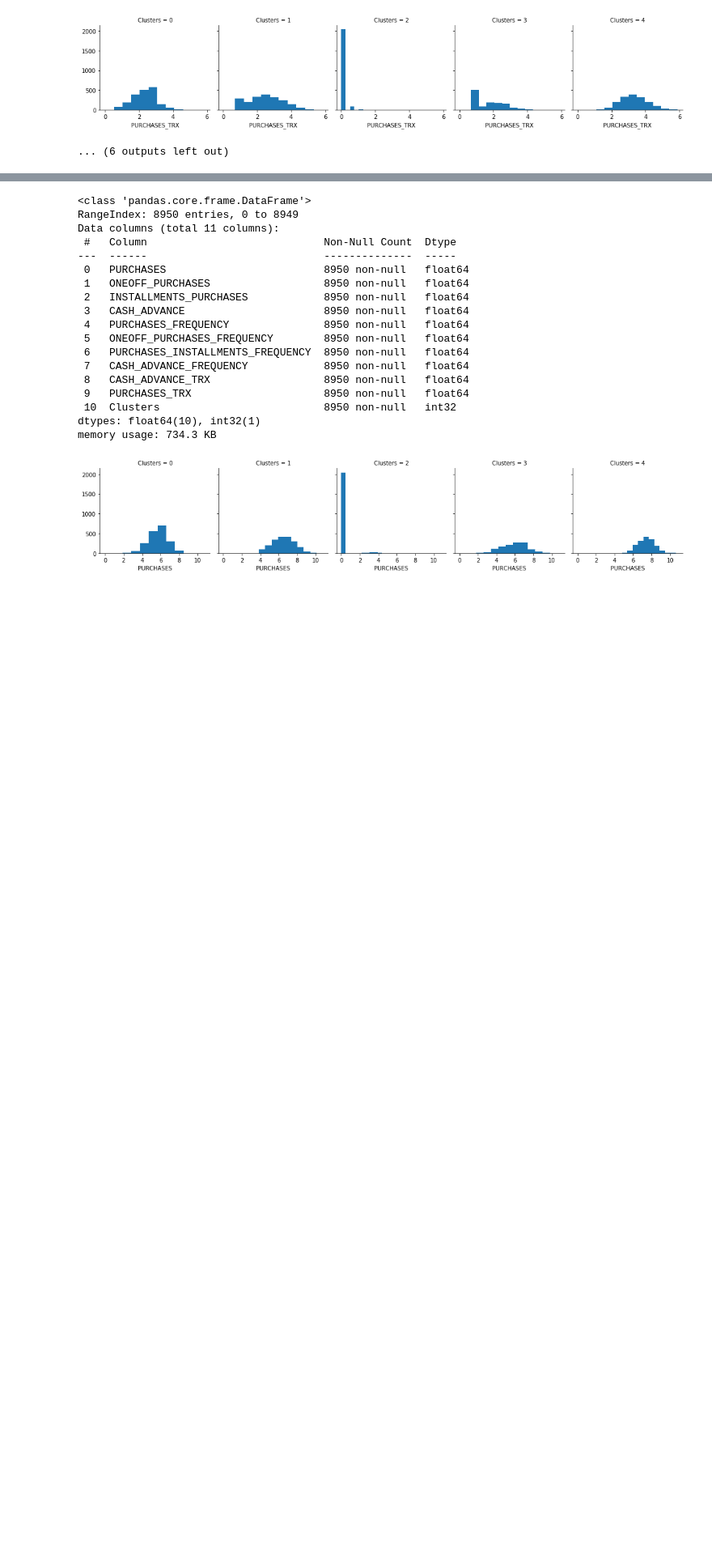
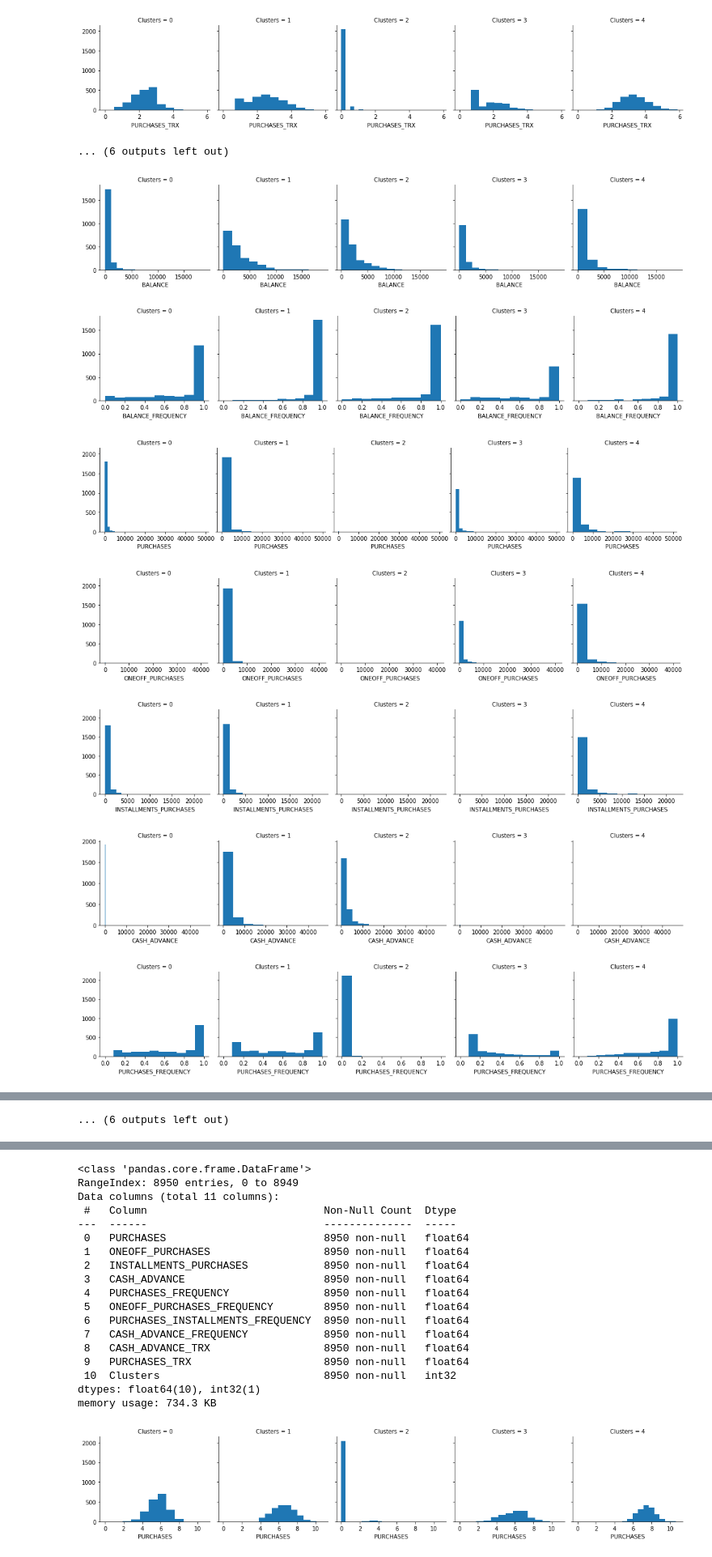
Before and after one commit to matthew8541/CreditCard-Customer-Segmentation, a Jupyter notebook: CreditCard-Customer-Segmentation.ipynb, the cells around one changed output, grey strips where cells are left out. Shown at 81% size. Cells and saved outputs as stored; diff of their text form; code cells hidden in the pictures; blank space fills up the shorter version.

```diff
--- a/CreditCard-Customer-Segmentation.ipynb
+++ b/CreditCard-Customer-Segmentation.ipynb
@@ -304,3 +439,17 @@ for cluster in df_log:
 [figure]
 [figure]
 ... (6 outputs left out)
+# %%
+df["Clusters"] = selected_model.labels_
+# %%
+for cluster in df:
+    grid= sns.FacetGrid(df, col='Clusters')
+    grid.map(plt.hist, cluster)
+# %% [output]
+[figure, added]
+[figure, added]
+[figure, added]
+[figure, added]
+[figure, added]
+[figure, added]
+[figure, added]
@@ -306,0 +461 @@ for cluster in df_log:
+... (6 outputs left out)
```
Also changed, not shown: parts of 38 cells of this notebook.
